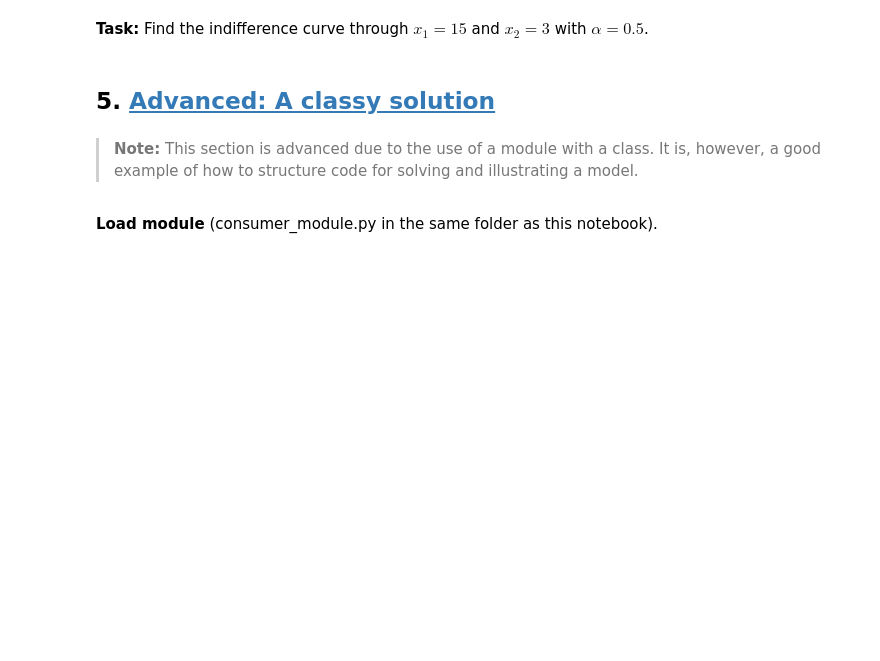
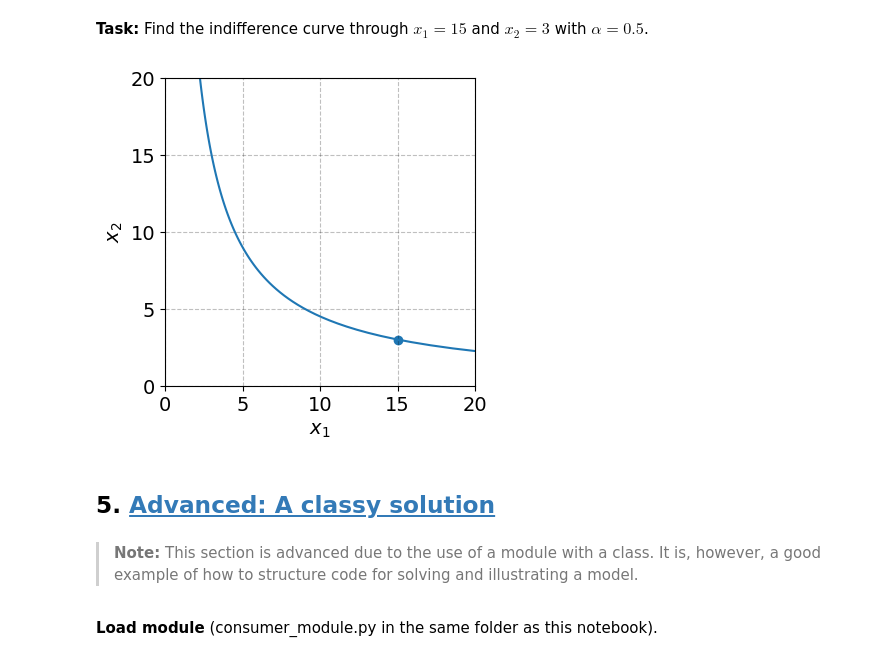
Before and after one commit to vkt823/My-repository, a Jupyter notebook: Lectures/Lec 3/Optimize.ipynb, the cells around one changed output. Saved outputs shown, nothing was run; the diff lists cells and outputs as text; code cells hidden in the pictures; blank space fills up the shorter version.

```diff
--- a/Lectures/Lec 3/Optimize.ipynb
+++ b/Lectures/Lec 3/Optimize.ipynb
@@ -421,3 +421,23 @@ ax.set_ylim([0,x2_max]);
+# %%
+# write your code here
+# a. find indifference curve through (4,4) for x2 in [0,10]
+x2_max = 20
+y1 = 15
+y2 = 3
+x1_vec,x2_vec = find_indifference_curve(y1,y2,alpha=0.5,N=100,x2_max=x2_max)
+
+# b. plot inddifference curve
+fig = plt.figure(figsize=(4,4))
+ax = fig.add_subplot(1,1,1)
+ax.plot(x1_vec,x2_vec)
+ax.scatter(y1,y2)
+
+ax.set_xlabel('$x_1$')
+ax.set_ylabel('$x_2$')
+ax.set_xlim([0,x2_max])
+ax.set_ylim([0,x2_max]);
+# %% [output]
+[figure, added]
 # %%
 # Answer
 x2_max = 20
```
Also changed, not shown: parts of 2 cells of this notebook, 5 other files.
